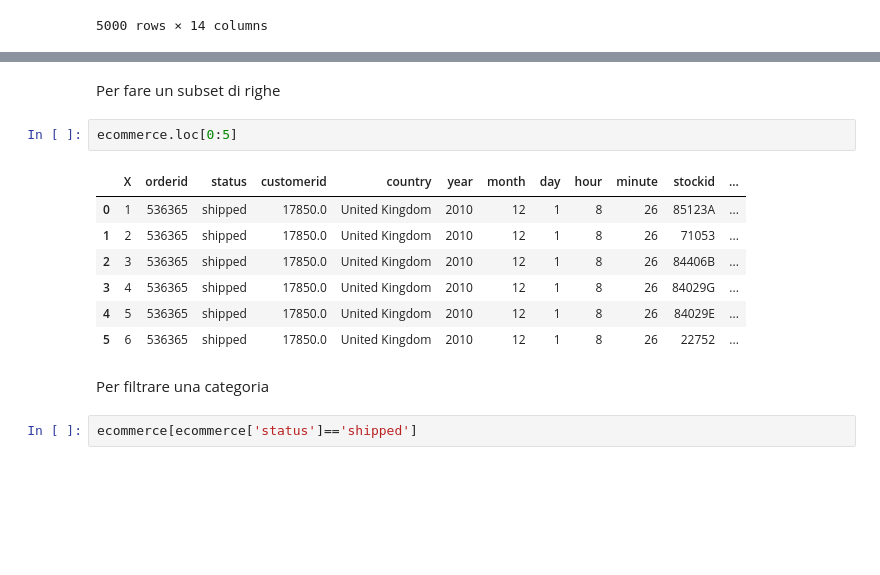
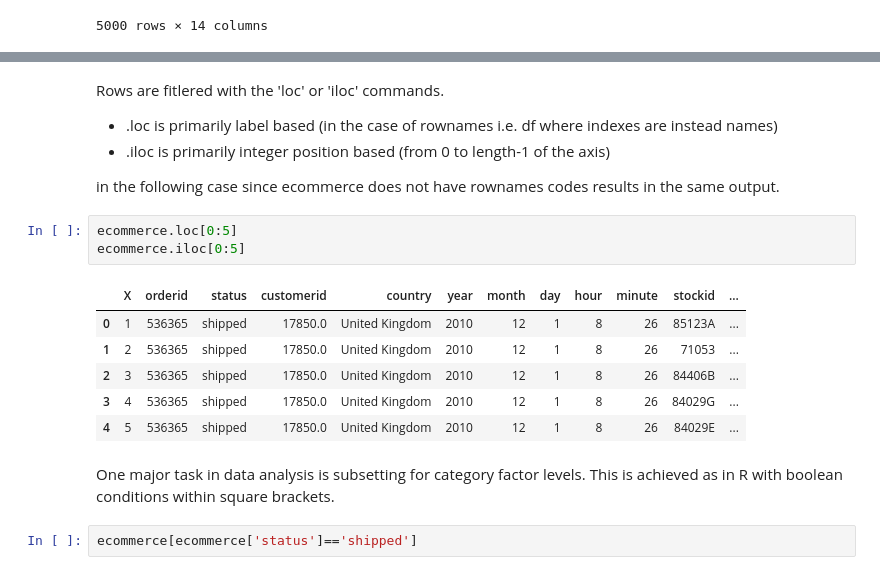
Before and after one commit to NiccoloSalvini/big-data-luiss, a Jupyter notebook: lession_1/python/1_analisi_esplorativa_python.ipynb, the cells around one changed output, grey strips where cells are left out. Drawn from its saved outputs; the diff is of its cells as text; blank space fills up the shorter version.

```diff
--- a/lession_1/python/1_analisi_esplorativa_python.ipynb
+++ b/lession_1/python/1_analisi_esplorativa_python.ipynb
@@ -141,18 +149,22 @@ ecommerce['unitprice']
 Name: unitprice, Length: 5000, dtype: float64
-# %% [markdown]
-Per fare un subset di righe
+# %% [markdown]
+Rows are fitlered with the 'loc' or 'iloc' commands.
+- .loc is primarily label based (in the case of rownames i.e. df where indexes are instead names)
+- .iloc is primarily integer position based (from 0 to length-1 of the axis)
+
+in the following case since ecommerce does not have rownames codes results in the same output.
 # %%
 ecommerce.loc[0:5]
+ecommerce.iloc[0:5]
 # %% [output]
 |  | X | orderid | status | customerid | country | year | month | day | hour | minute | stockid | ... |
 | 0 | 1 | 536365 | shipped | 17850.0 | United Kingdom | 2010 | 12 | 1 | 8 | 26 | 85123A | ... |
 | 1 | 2 | 536365 | shipped | 17850.0 | United Kingdom | 2010 | 12 | 1 | 8 | 26 | 71053 | ... |
 | 2 | 3 | 536365 | shipped | 17850.0 | United Kingdom | 2010 | 12 | 1 | 8 | 26 | 84406B | ... |
 | 3 | 4 | 536365 | shipped | 17850.0 | United Kingdom | 2010 | 12 | 1 | 8 | 26 | 84029G | ... |
 | 4 | 5 | 536365 | shipped | 17850.0 | United Kingdom | 2010 | 12 | 1 | 8 | 26 | 84029E | ... |
-| 5 | 6 | 536365 | shipped | 17850.0 | United Kingdom | 2010 | 12 | 1 | 8 | 26 | 22752 | ... |
-# %% [markdown]
-Per filtrare una categoria
+# %% [markdown]
+One major task in data analysis is subsetting for category factor levels. This is achieved as in R with boolean conditions within square brackets.
 # %%
 ecommerce[ecommerce['status']=='shipped']
 # %% [output]
```
Also changed, not shown: parts of 22 cells of this notebook.
